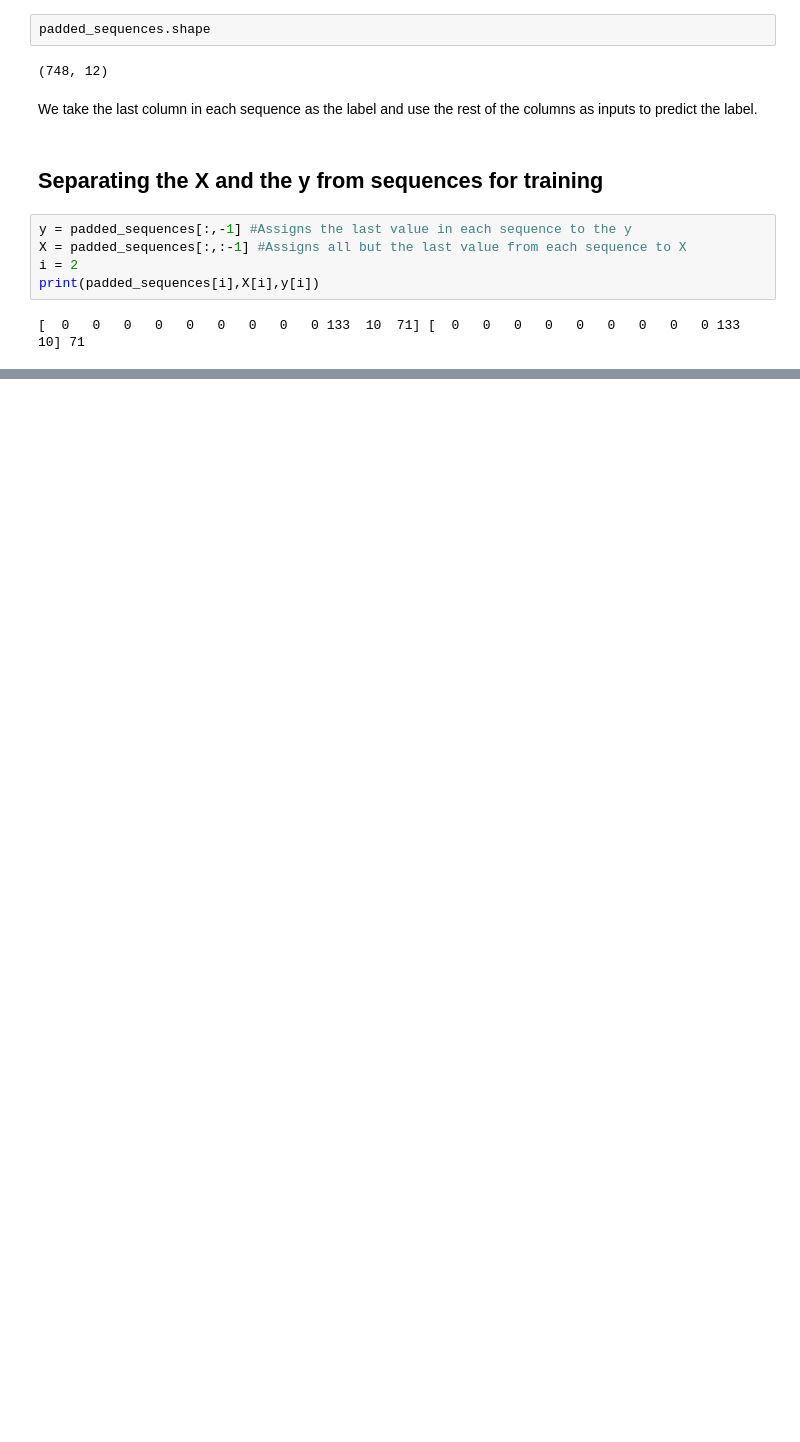
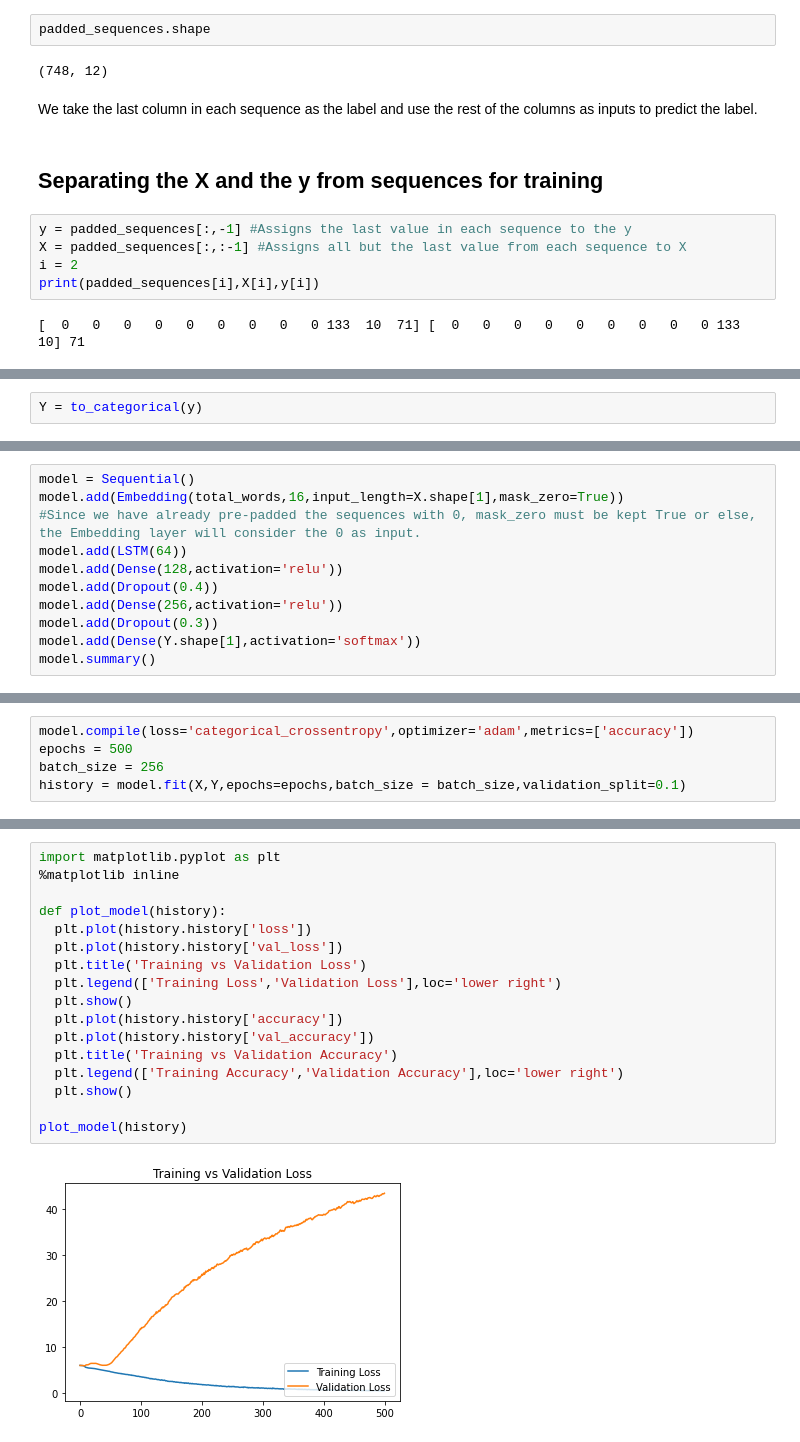
Before and after one commit to achyutak/Projects, a Jupyter notebook: Text_Generation_Project.ipynb, the cells around one changed output, grey strips where cells are left out. Saved outputs shown, nothing was run; the diff lists cells and outputs as text; blank space fills up the shorter version.

```diff
--- a/Text_Generation_Project.ipynb
+++ b/Text_Generation_Project.ipynb
@@ -160,0 +150,2 @@ print(padded_sequences[i],X[i],y[i])
+# %%
+Y = to_categorical(y)
@@ -160,0 +163,11 @@ print(padded_sequences[i],X[i],y[i])
+# %%
+model = Sequential()
+model.add(Embedding(total_words,16,input_length=X.shape[1],mask_zero=True))
+#Since we have already pre-padded the sequences with 0, mask_zero must be kept True or else, the Embedding layer will consider the 0 as input.
+model.add(LSTM(64))
+model.add(Dense(128,activation='relu'))
+model.add(Dropout(0.4))
+model.add(Dense(256,activation='relu'))
+model.add(Dropout(0.3))
+model.add(Dense(Y.shape[1],activation='softmax'))
+model.summary()
@@ -160,0 +192,5 @@ print(padded_sequences[i],X[i],y[i])
+# %%
+model.compile(loss='categorical_crossentropy',optimizer='adam',metrics=['accuracy'])
+epochs = 500
+batch_size = 256
+history = model.fit(X,Y,epochs=epochs,batch_size = batch_size,validation_split=0.1)
@@ -160,0 +215,19 @@ print(padded_sequences[i],X[i],y[i])
+# %%
+import matplotlib.pyplot as plt
+%matplotlib inline
+
+def plot_model(history):
+  plt.plot(history.history['loss'])
+  plt.plot(history.history['val_loss'])
+  plt.title('Training vs Validation Loss')
+  plt.legend(['Training Loss','Validation Loss'],loc='lower right')
+  plt.show()
+  plt.plot(history.history['accuracy'])
+  plt.plot(history.history['val_accuracy'])
+  plt.title('Training vs Validation Accuracy')
+  plt.legend(['Training Accuracy','Validation Accuracy'],loc='lower right')
+  plt.show()
+
+plot_model(history)
+# %% [output]
+[figure, added]
```
Also changed, not shown: parts of 16 cells of this notebook.
